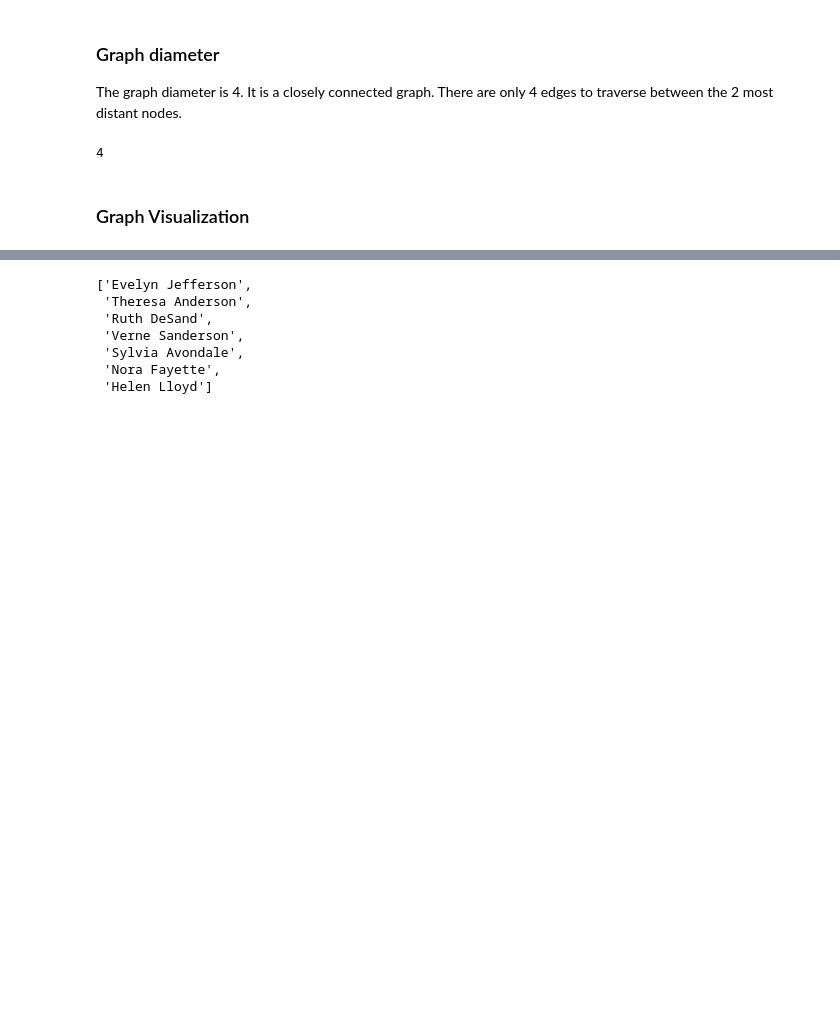
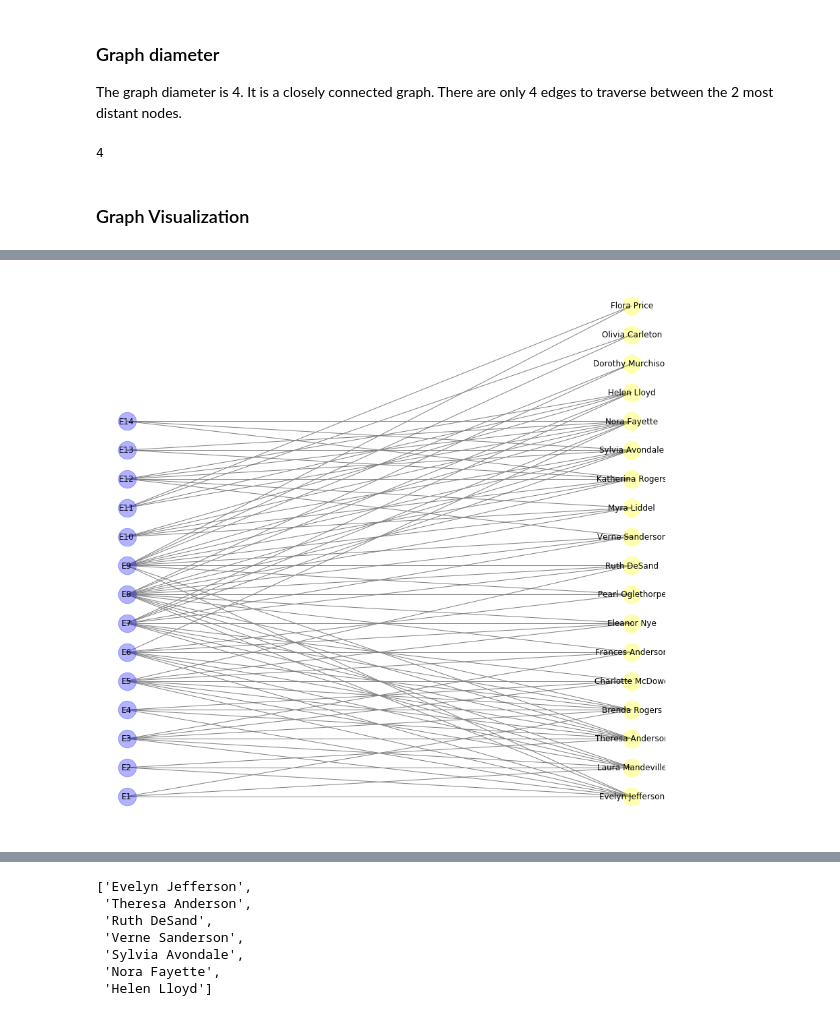
Before and after one commit to jitsen-design/Data_620_Group, a Jupyter notebook: Assignment_Wk3Pt2/Wk3Pt2-sheryl.ipynb, the cells around one changed output, grey strips where cells are left out. Saved outputs shown, nothing was run; the diff lists cells and outputs as text; code cells hidden in the pictures; blank space fills up the shorter version.

```diff
--- a/Assignment_Wk3Pt2/Wk3Pt2-sheryl.ipynb
+++ b/Assignment_Wk3Pt2/Wk3Pt2-sheryl.ipynb
@@ -134,0 +115,11 @@ nx.draw_networkx_labels(G, pos);
+# %%
+plt.figure(figsize=(15,15))
+plt.axis('off')
+pos.update((node, (1, index)) for index, node in enumerate(clubs))
+pos.update((node, (2, index)) for index, node in enumerate(women))
+nx.draw_networkx_nodes(G, pos, nodelist = women, node_color = 'yellow', alpha = 0.3, node_size = 700)
+nx.draw_networkx_nodes(G, pos, nodelist = clubs, node_color = 'blue', alpha = 0.3, node_size = 700)
+nx.draw_networkx_edges(G, pos, edge_color = 'gray')
+nx.draw_networkx_labels(G, pos);
+# %% [output]
+[figure, added]
```
Also changed, not shown: parts of 26 cells of this notebook.
